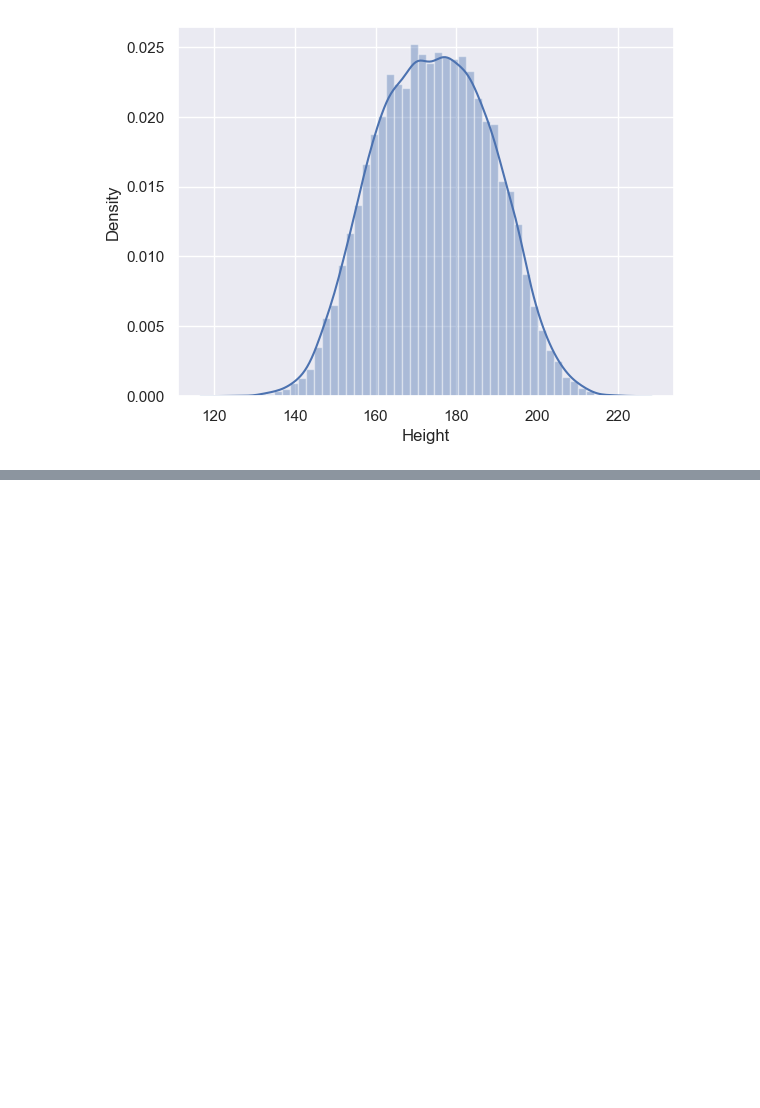
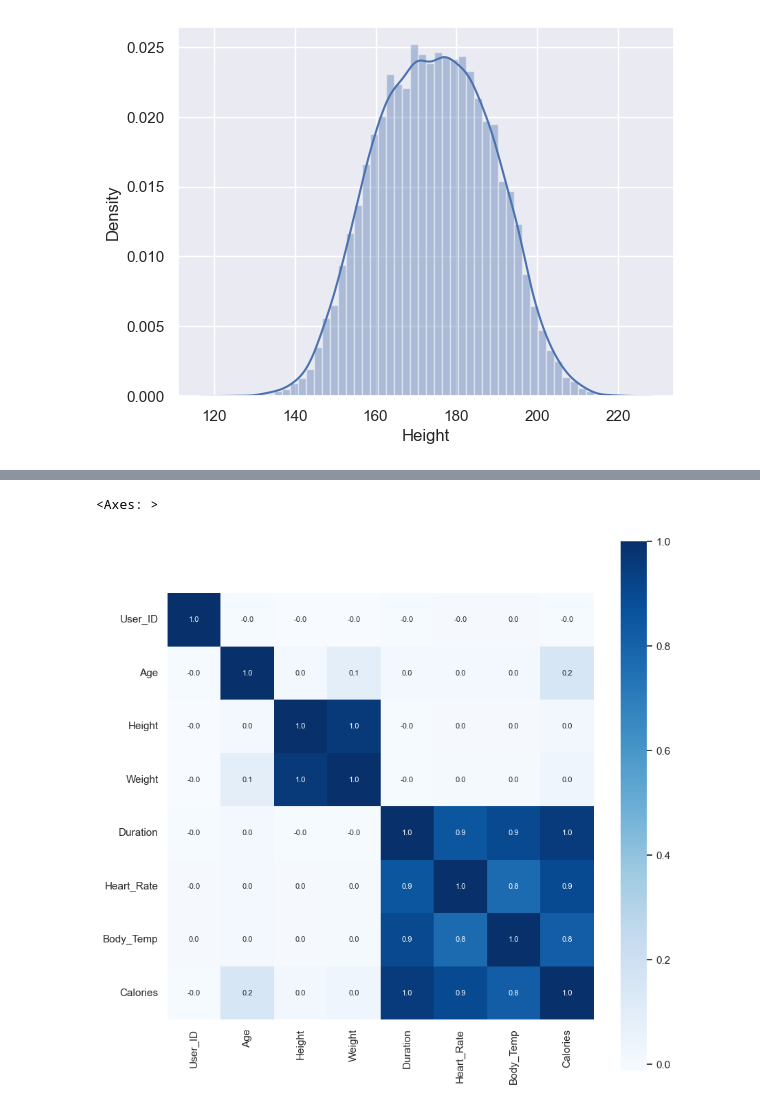
Before and after one commit to RandomRohit-hub/Calories-Burnt-Prediction, a Jupyter notebook: Untitled.ipynb, the cells around one changed output, grey strips where cells are left out. Saved outputs shown, nothing was run; the diff lists cells and outputs as text; code cells hidden in the pictures; blank space fills up the shorter version.

```diff
--- a/Untitled.ipynb
+++ b/Untitled.ipynb
@@ -137,0 +153,16 @@ https://gist.github.com/mwaskom/de44147ed2974457ad6372750bbe5751
+# %%
+# correlation = calories_data.corr()
+
+# Select only numeric columns
+numeric_data = calories_data.select_dtypes(include='number')
+
+# Calculate correlation
+correlation = numeric_data.corr()
+# %%
+# constructing a heatmap to understand the correlation
+
+plt.figure(figsize=(10,10))
+sns.heatmap(correlation, cbar=True, square=True, fmt='.1f', annot=True, annot_kws={'size':8}, cmap='Blues')
+# %% [output]
+<Axes: >
+[figure, added]
```
Also changed, not shown: parts of 8 cells of this notebook.
